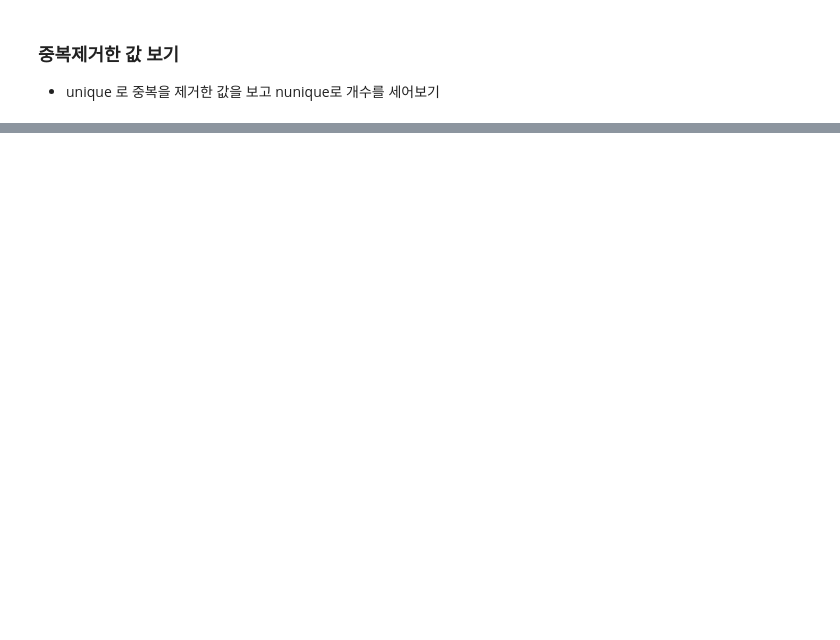
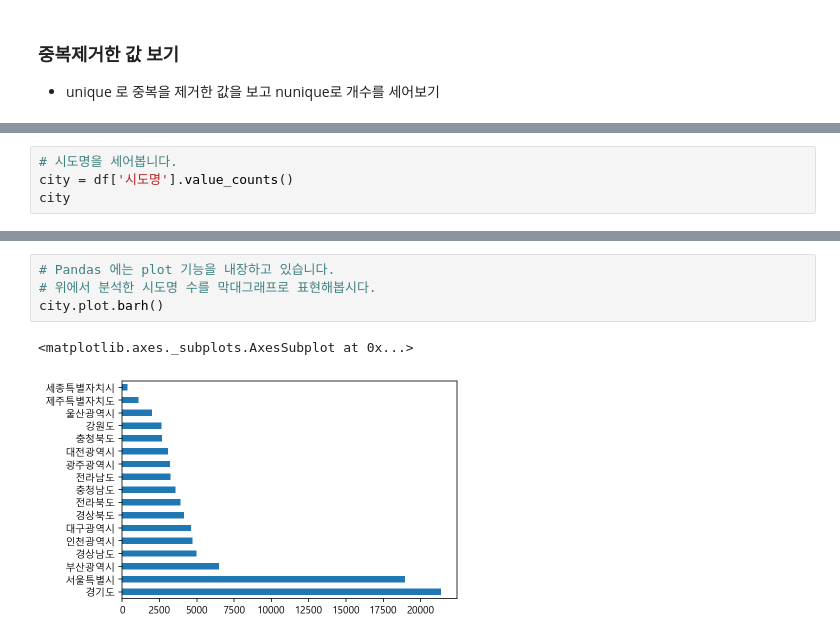
Before and after one commit to ghleex/TIL, a Jupyter notebook: 07_data_science/01_starts_ds_w_python/02_hospital_in_seoul/01_공공데이터_상권정보_분석.ipynb, the cells around one changed output, grey strips where cells are left out. Cells and saved outputs as stored; diff of their text form; blank space fills up the shorter version.

Commit message:
2020-07-08 | visualizing via pandas and seaborn

```diff
--- a/07_data_science/01_starts_ds_w_python/02_hospital_in_seoul/01_공공데이터_상권정보_분석.ipynb
+++ b/07_data_science/01_starts_ds_w_python/02_hospital_in_seoul/01_공공데이터_상권정보_분석.ipynb
@@ -353,0 +400,4 @@ df.describe(include='object')
+# %%
+# 시도명을 세어봅니다.
+city = df['시도명'].value_counts()
+city
@@ -353,0 +446,7 @@ df.describe(include='object')
+# %%
+# Pandas 에는 plot 기능을 내장하고 있습니다.
+# 위에서 분석한 시도명 수를 막대그래프로 표현해봅시다.
+city.plot.barh()
+# %% [output]
+<matplotlib.axes._subplots.AxesSubplot at 0x...>
+[figure, added]
```
Also changed, not shown: parts of 22 cells of this notebook.
